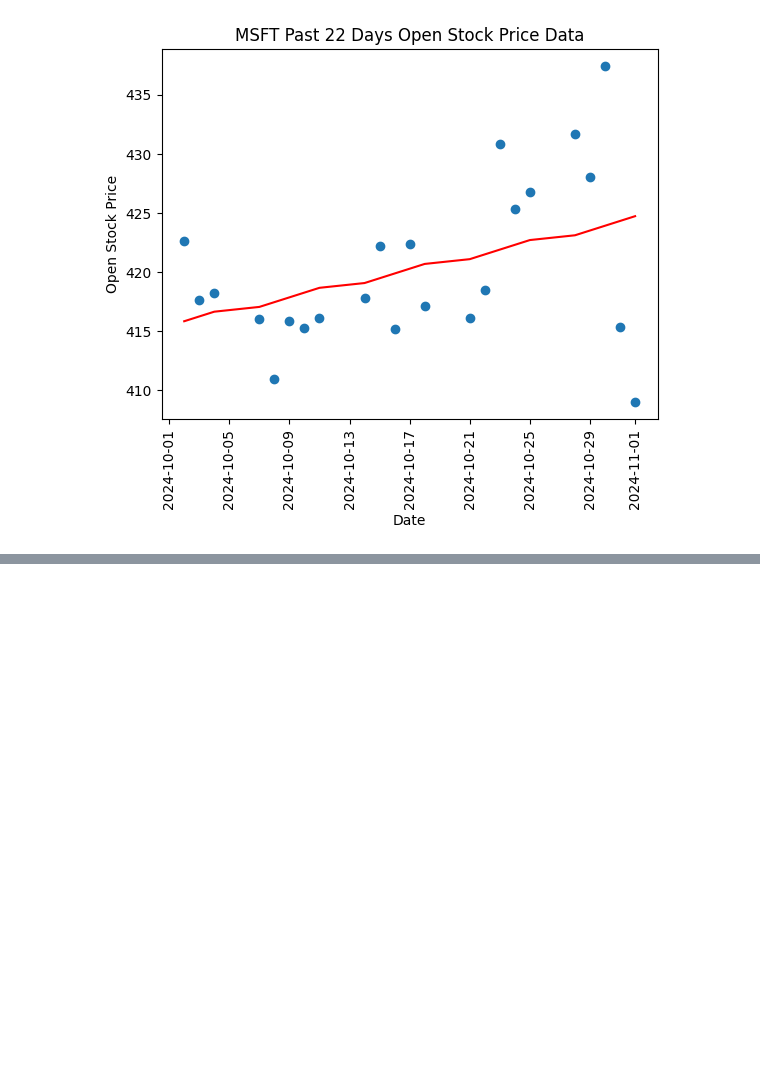
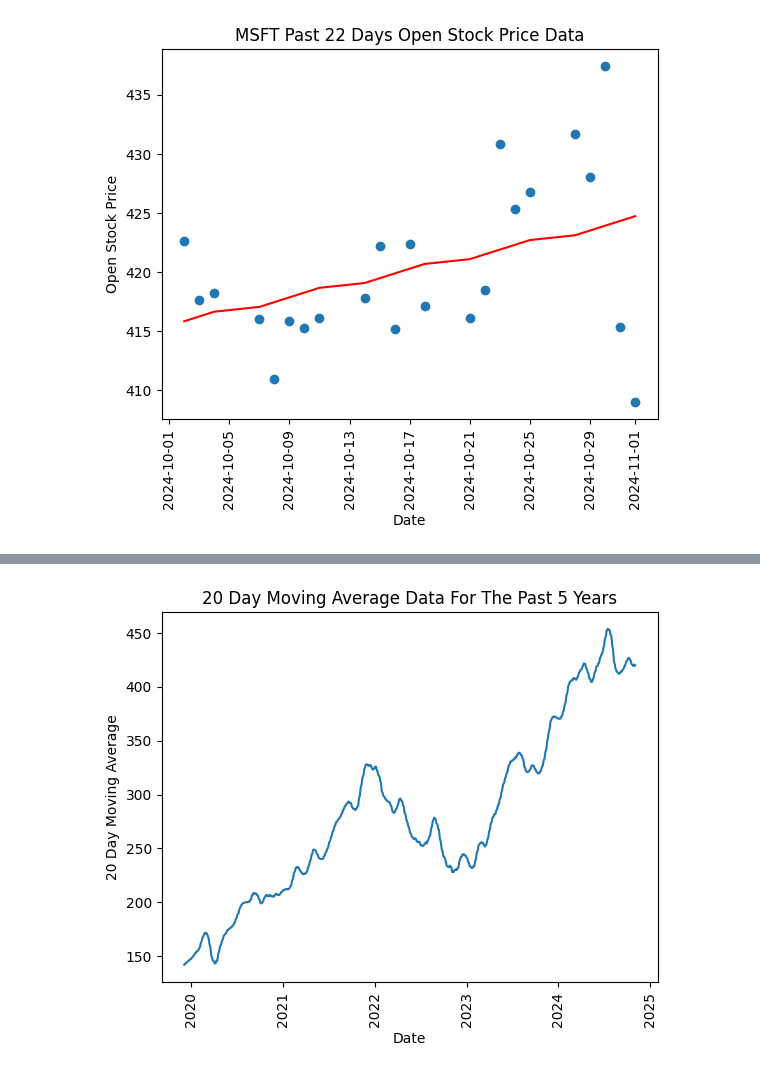
Before and after one commit to manntalati/technical_analysis, a Jupyter notebook: exploratory_data_analysis.ipynb, the cells around one changed output, grey strips where cells are left out. Cells and saved outputs as stored; diff of their text form; code cells hidden in the pictures; blank space fills up the shorter version.

Commit message:
more exploratory data analysis

```diff
--- a/exploratory_data_analysis.ipynb
+++ b/exploratory_data_analysis.ipynb
@@ -94,0 +82,8 @@ plt.show()
+# %%
+data2 = msft.history(period='5y')
+data2.reset_index()
+df_20 = pd.DataFrame(data2)
+df_20["20 Day Moving Average"] = df_20["Close"].rolling(window=20).mean()
+df_20 = df_20[20:]
+df_20.reset_index(inplace=True)
+df_20
@@ -94,0 +104,9 @@ plt.show()
+# %%
+plt.plot(df_20["Date"], df_20["20 Day Moving Average"])
+plt.xlabel("Date")
+plt.ylabel("20 Day Moving Average")
+plt.xticks(rotation=90)
+plt.title("20 Day Moving Average Data For The Past 5 Years")
+plt.show()
+# %% [output]
+[figure, added]
```
Also changed, not shown: parts of 10 cells of this notebook.
